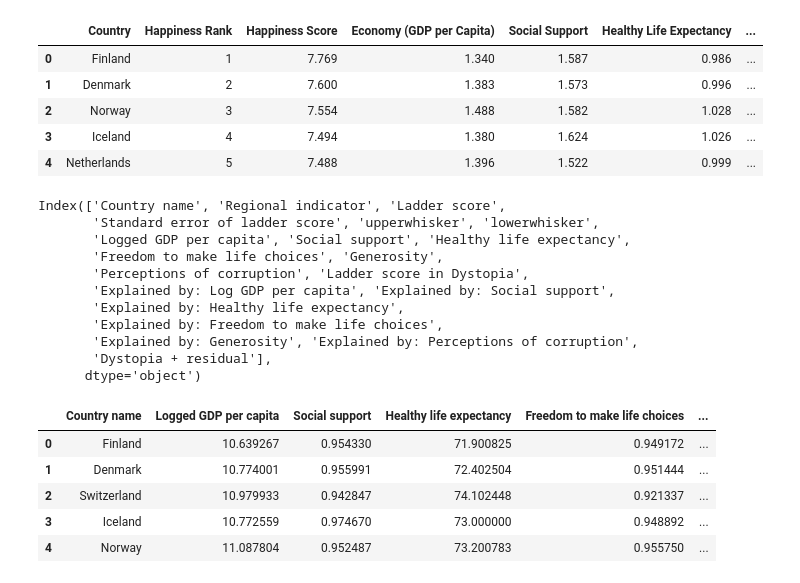
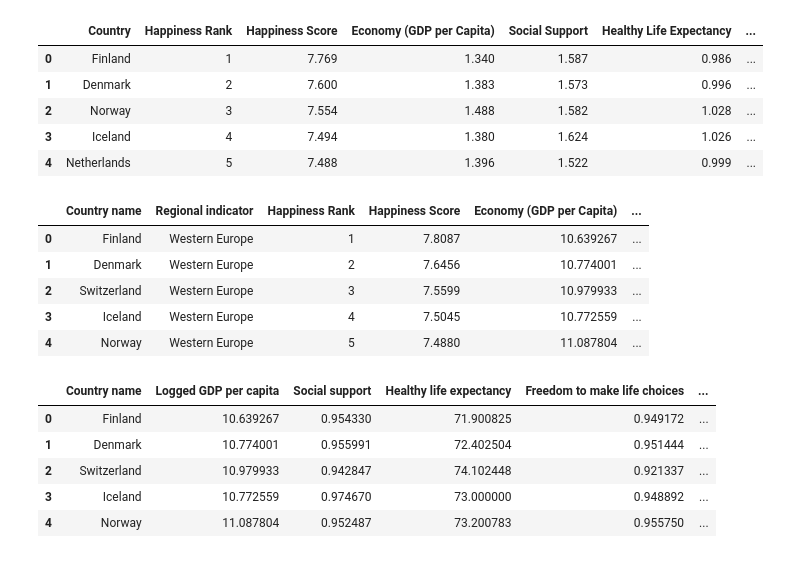
Before and after one commit to alexarnold630/Happiness_Index_Investigation, a Jupyter notebook: Happiness/Happiness Data Cleaning.ipynb, the cells around one changed output. Drawn from its saved outputs; the diff is of its cells as text; code cells hidden in the pictures.

```diff
--- a/Happiness/Happiness Data Cleaning.ipynb
+++ b/Happiness/Happiness Data Cleaning.ipynb
@@ -285,17 +285,12 @@ df_2019_organized.head()
 | 3 | Iceland | 4 | 7.494 | 1.380 | 1.624 | 1.026 | ... |
 | 4 | Netherlands | 5 | 7.488 | 1.396 | 1.522 | 0.999 | ... |
 # %%
-df_2020.columns
+df_2020.head()
 # %% [output]
-Index(['Country name', 'Regional indicator', 'Ladder score',
-       'Standard error of ladder score', 'upperwhisker', 'lowerwhisker',
-       'Logged GDP per capita', 'Social support', 'Healthy life expectancy',
-       'Freedom to make life choices', 'Generosity',
-       'Perceptions of corruption', 'Ladder score in Dystopia',
-       'Explained by: Log GDP per capita', 'Explained by: Social support',
-       'Explained by: Healthy life expectancy',
-       'Explained by: Freedom to make life choices',
-       'Explained by: Generosity', 'Explained by: Perceptions of corruption',
-       'Dystopia + residual'],
-      dtype='object')
+|  | Country name | Regional indicator | Happiness Rank | Happiness Score | Economy (GDP per Capita) | ... |
+| 0 | Finland | Western Europe | 1 | 7.8087 | 10.639267 | ... |
+| 1 | Denmark | Western Europe | 2 | 7.6456 | 10.774001 | ... |
+| 2 | Switzerland | Western Europe | 3 | 7.5599 | 10.979933 | ... |
+| 3 | Iceland | Western Europe | 4 | 7.5045 | 10.772559 | ... |
+| 4 | Norway | Western Europe | 5 | 7.4880 | 11.087804 | ... |
 # %%
```
Also changed, not shown: parts of 3 cells of this notebook, 7 other files.
